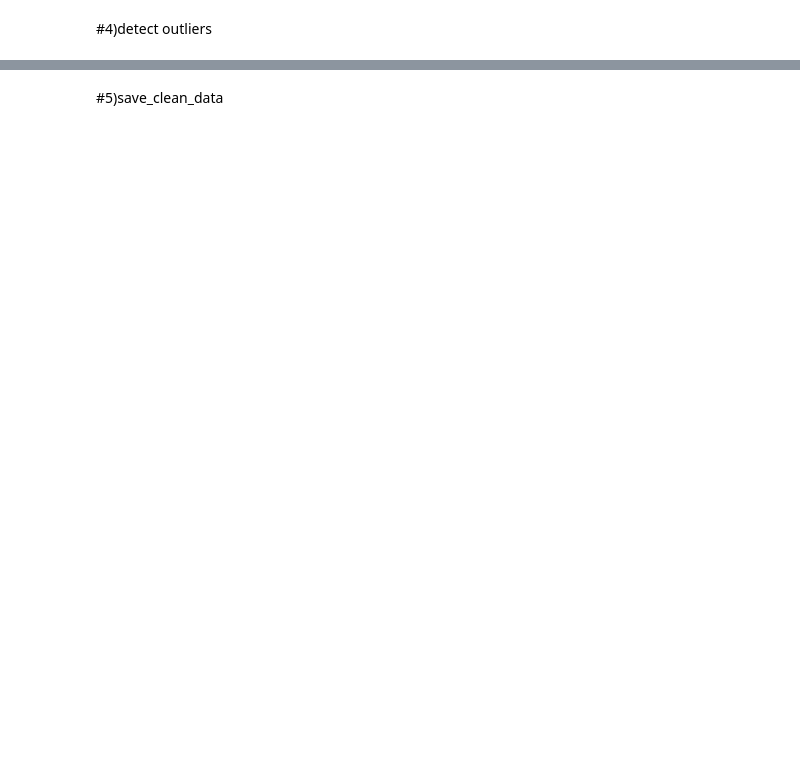
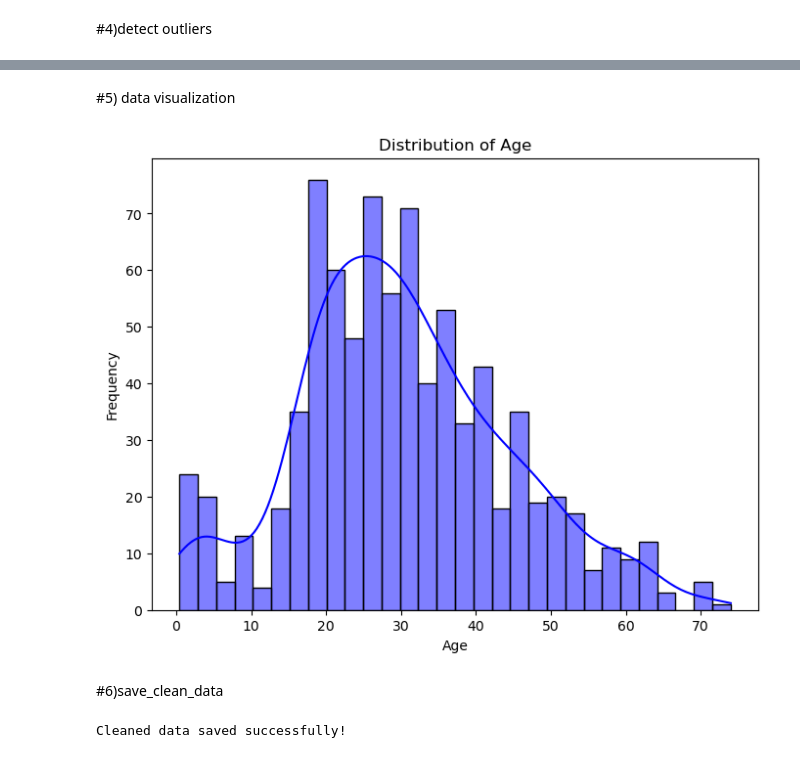
Before and after one commit to Fathia-A/BINF5507-Assignment1, a Jupyter notebook: script/main.ipynb, the cells around one changed output, grey strips where cells are left out. Drawn from its saved outputs; the diff is of its cells as text; code cells hidden in the pictures; blank space fills up the shorter version.

Commit message:
add:histogram for visualization

```diff
--- a/script/main.ipynb
+++ b/script/main.ipynb
@@ -37,2 +76,15 @@ data.columns = data.columns.str.lower().str.replace(' ', '_')
+# %% [markdown]
+#5) data visualization
+# %%
+import matplotlib.pyplot as plt  # For plotting
+import seaborn as sns           # For advanced visualizations
+plt.figure(figsize=(8, 6))
+sns.histplot(data['age'], kde=True, bins=30, color='blue')
+plt.title('Distribution of Age')
+plt.xlabel('Age')
+plt.ylabel('Frequency')
+plt.show()
+# %% [output]
+[figure, added]
 # %% [markdown]
-#5)save_clean_data
+#6)save_clean_data
@@ -40,0 +91,7 @@ data.to_csv(output_path, index=False)
+# %%
+# Save the cleaned data to a new CSV file
+cleaned_data.to_csv("cleaned_data.csv", index=False)
+
+print("Cleaned data saved successfully!")
+# %% [output]
+Cleaned data saved successfully!
```
Also changed, not shown: parts of 4 cells of this notebook.
